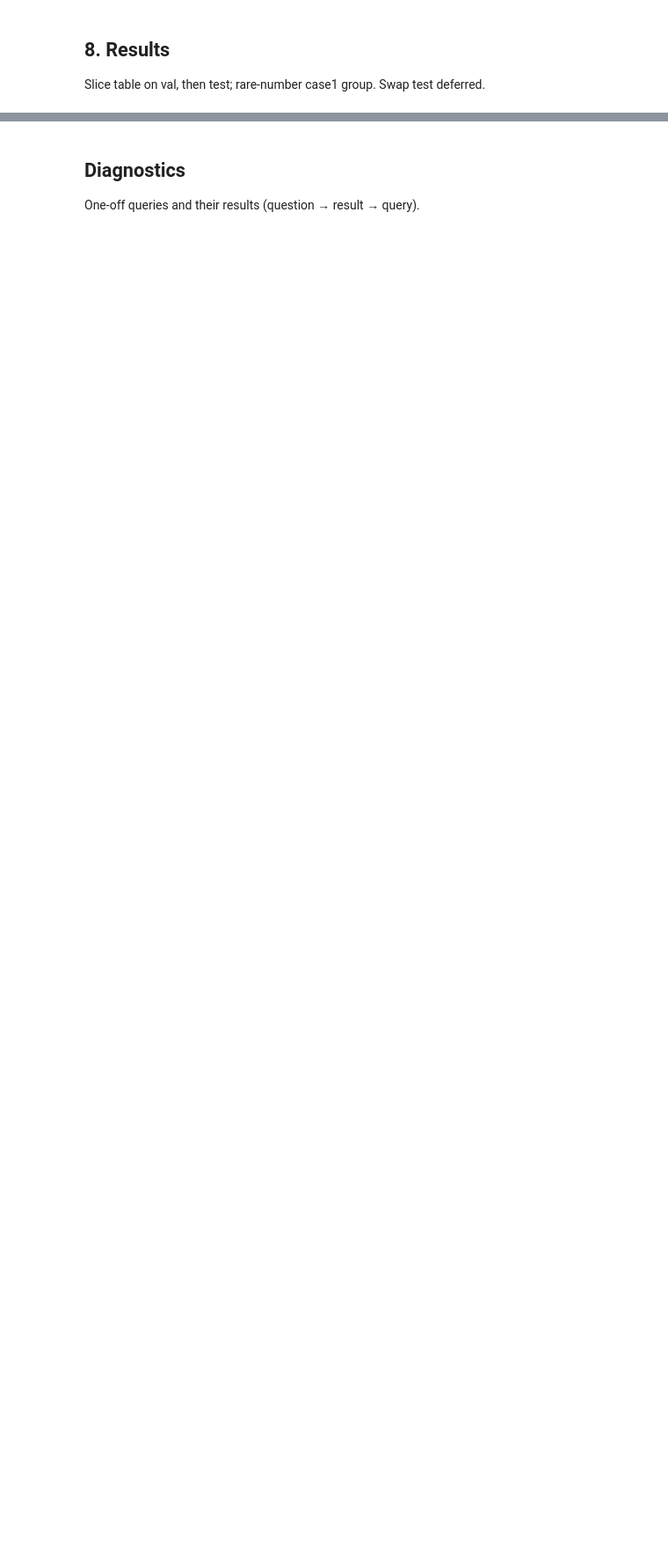
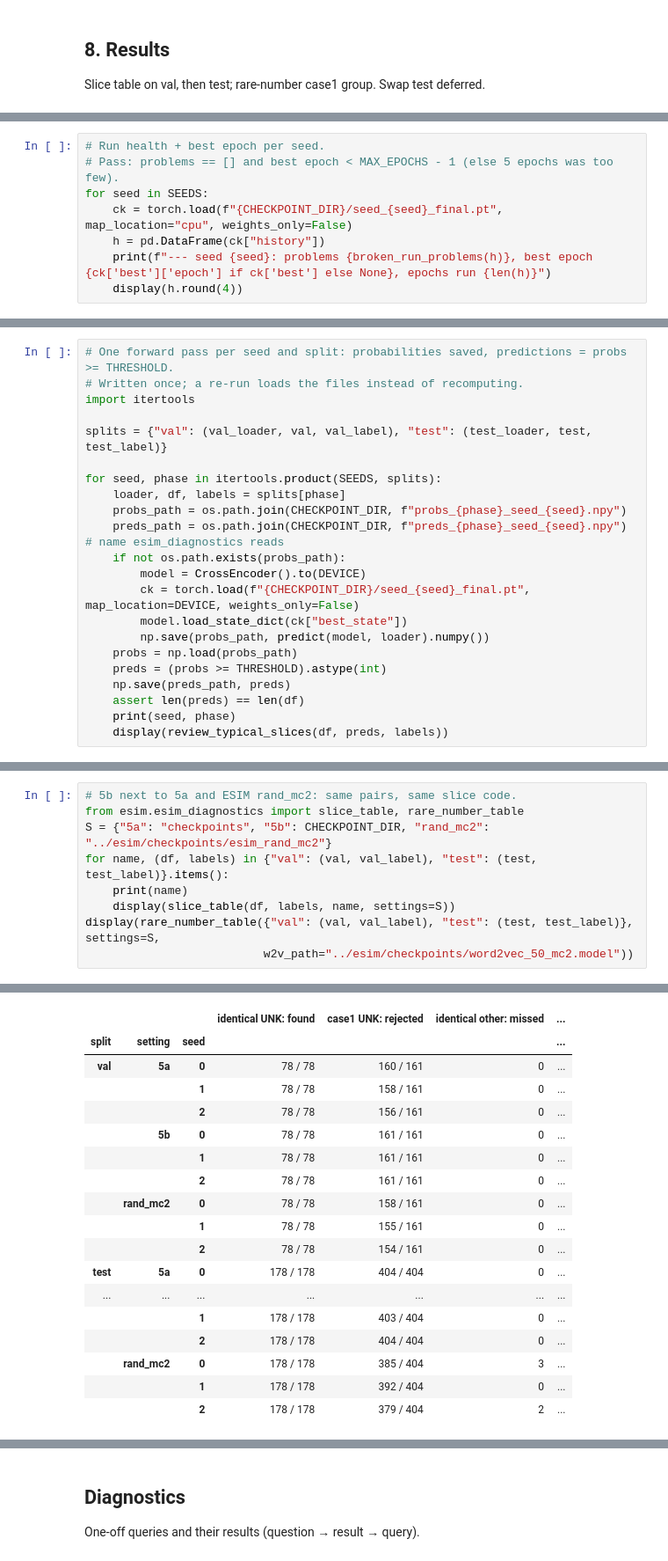
Before and after one commit to DZhang3210/ml-geocoding, a Jupyter notebook: geocoding_ml/transformers/02_cross_encoder.ipynb, the cells around one changed output, grey strips where cells are left out. Shown at 88% size. Saved outputs shown, nothing was run; the diff lists cells and outputs as text; blank space fills up the shorter version.

```diff
--- a/geocoding_ml/transformers/02_cross_encoder.ipynb
+++ b/geocoding_ml/transformers/02_cross_encoder.ipynb
@@ -365,0 +375,8 @@ Slice table on val, then test; rare-number case1 group. Swap test deferred.
+# %%
+# Run health + best epoch per seed.
+# Pass: problems == [] and best epoch < MAX_EPOCHS - 1 (else 5 epochs was too few).
+for seed in SEEDS:
+    ck = torch.load(f"{CHECKPOINT_DIR}/seed_{seed}_final.pt", map_location="cpu", weights_only=False)
+    h = pd.DataFrame(ck["history"])
+    print(f"--- seed {seed}: problems {broken_run_problems(h)}, best epoch {ck['best']['epoch'] if ck['best'] else None}, epochs run {len(h)}")
+    display(h.round(4))
@@ -365,0 +403,22 @@ Slice table on val, then test; rare-number case1 group. Swap test deferred.
+# %%
+# One forward pass per seed and split: probabilities saved, predictions = probs >= THRESHOLD.
+# Written once; a re-run loads the files instead of recomputing.
+import itertools
+
+splits = {"val": (val_loader, val, val_label), "test": (test_loader, test, test_label)}
+
+for seed, phase in itertools.product(SEEDS, splits):
+    loader, df, labels = splits[phase]
+    probs_path = os.path.join(CHECKPOINT_DIR, f"probs_{phase}_seed_{seed}.npy")
+    preds_path = os.path.join(CHECKPOINT_DIR, f"preds_{phase}_seed_{seed}.npy")   # name esim_diagnostics reads
+    if not os.path.exists(probs_path):
+        model = CrossEncoder().to(DEVICE)
+        ck = torch.load(f"{CHECKPOINT_DIR}/seed_{seed}_final.pt", map_location=DEVICE, weights_only=False)
+        model.load_state_dict(ck["best_state"])
+        np.save(probs_path, predict(model, loader).numpy())
+    probs = np.load(probs_path)
+    preds = (probs >= THRESHOLD).astype(int)
+    np.save(preds_path, preds)
+    assert len(preds) == len(df)
+    print(seed, phase)
+    display(review_typical_slices(df, preds, labels))
@@ -365,0 +493,10 @@ Slice table on val, then test; rare-number case1 group. Swap test deferred.
+# %%
+# 5b next to 5a and ESIM rand_mc2: same pairs, same slice code.
+from esim.esim_diagnostics import slice_table, rare_number_table
+S = {"5a": "checkpoints", "5b": CHECKPOINT_DIR, "rand_mc2": "../esim/checkpoints/esim_rand_mc2"}
+for name, (df, labels) in {"val": (val, val_label), "test": (test, test_label)}.items():
+    print(name)
+    display(slice_table(df, labels, name, settings=S))
+display(rare_number_table({"val": (val, val_label), "test": (test, test_label)}, settings=S,
+                          w2v_path="../esim/checkpoints/word2vec_50_mc2.model"))
+# %% [output]
@@ -365,0 +525,18 @@ Slice table on val, then test; rare-number case1 group. Swap test deferred.
+|  |  |  | identical UNK: found | case1 UNK: rejected | identical other: missed | ... |
+| split | setting | seed |  |  |  | ... |
+| val | 5a | 0 | 78 / 78 | 160 / 161 | 0 | ... |
+|  |  | 1 | 78 / 78 | 158 / 161 | 0 | ... |
+|  |  | 2 | 78 / 78 | 156 / 161 | 0 | ... |
+|  | 5b | 0 | 78 / 78 | 161 / 161 | 0 | ... |
+|  |  | 1 | 78 / 78 | 161 / 161 | 0 | ... |
+|  |  | 2 | 78 / 78 | 161 / 161 | 0 | ... |
+|  | rand_mc2 | 0 | 78 / 78 | 158 / 161 | 0 | ... |
+|  |  | 1 | 78 / 78 | 155 / 161 | 0 | ... |
+|  |  | 2 | 78 / 78 | 154 / 161 | 0 | ... |
+| test | 5a | 0 | 178 / 178 | 404 / 404 | 0 | ... |
+| ... | ... | ... | ... | ... | ... | ... |
+|  |  | 1 | 178 / 178 | 403 / 404 | 0 | ... |
+|  |  | 2 | 178 / 178 | 404 / 404 | 0 | ... |
+|  | rand_mc2 | 0 | 178 / 178 | 385 / 404 | 3 | ... |
+|  |  | 1 | 178 / 178 | 392 / 404 | 0 | ... |
+|  |  | 2 | 178 / 178 | 379 / 404 | 2 | ... |
```
Also changed, not shown: parts of 11 cells of this notebook, 8 other files.
